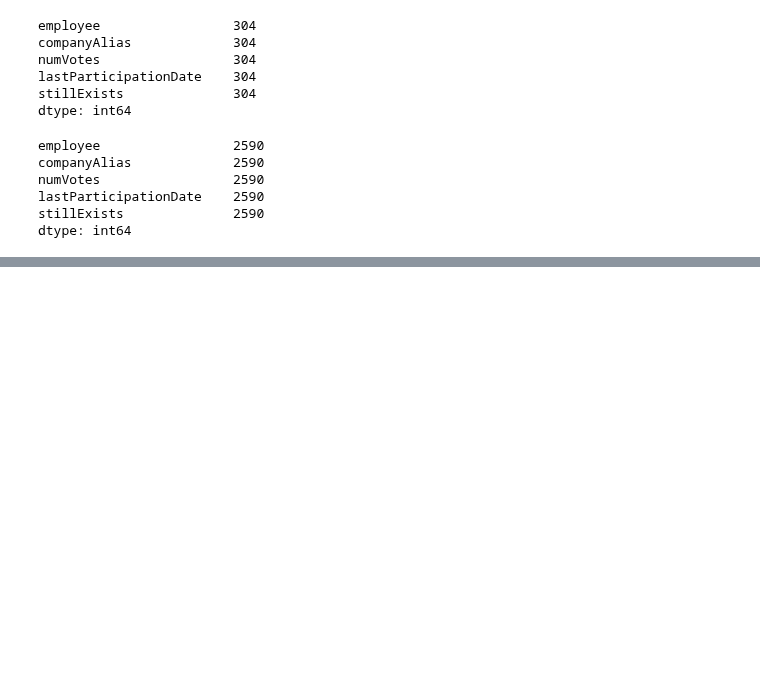
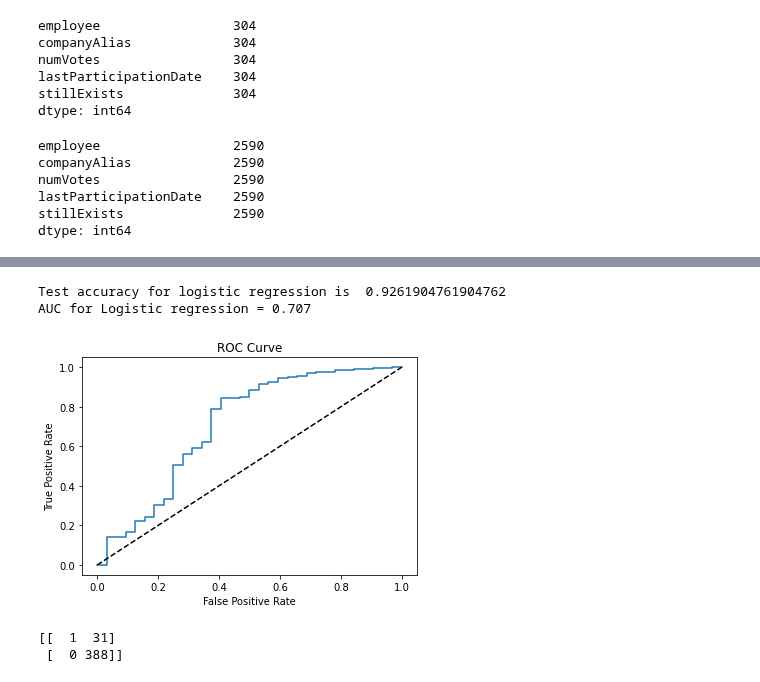
Before and after one commit to ceciliastern/ds_term_project, a Jupyter notebook: Data Preprocessing - Happiness Dataset.ipynb, the cells around one changed output, grey strips where cells are left out. Cells and saved outputs as stored; diff of their text form; code cells hidden in the pictures; blank space fills up the shorter version.

Commit message:
add lr model; add snapshot

```diff
--- a/Data Preprocessing - Happiness Dataset.ipynb
+++ b/Data Preprocessing - Happiness Dataset.ipynb
@@ -187,0 +205,10 @@ emp_list.to_csv("./data/emp_list.csv")
+# %%
+from sklearn.model_selection import train_test_split
+# Train test split
+# undersample_data = data[data["stillExists"] == True].sample(frac=0.1)
+# undersample_data = undersample_data.append(data[data["stillExists"] == False])
+# oversample_data = [data[data["stillExists"] == False]] * 10
+# oversample_data = data[data["stillExists"] == True].append(oversample_data, ignore_index=True)
+x_train, x_test = train_test_split(data, test_size=0.2)
+x_train[x_train['stillExists'] == False]
+# oversample_data
@@ -187,0 +249,38 @@ emp_list.to_csv("./data/emp_list.csv")
+# %%
+target = "stillExists"
+predictors = ["numVotes", 'numComments', 'likes', 'dislikes', 'avgCommentLength']
+# %%
+from sklearn.linear_model import LogisticRegression
+from sklearn import metrics
+
+model = LogisticRegression(solver='liblinear')
+model.fit(x_train[predictors], x_train[target])
+y_pred = model.predict(x_test[predictors])
+# Accuracy
+score = metrics.accuracy_score(x_test[target], y_pred)
+print("Test accuracy for logistic regression is ", score)
+
+# roc
+probs = model.predict_proba(x_test[predictors])[:,1]
+fpr, tpr, thresholds = metrics.roc_curve(x_test[target], probs)
+plt.plot(fpr, tpr, label="Logistic regression")
+plt.plot([0, 1], [0, 1], linestyle='dashed', color='black')
+plt.xlabel("False Positive Rate")
+plt.ylabel("True Positive Rate")
+plt.title("ROC Curve")
+
+# auc
+print ("AUC for {0} = {1:.3f}".format("Logistic regression",
+                                      metrics.roc_auc_score(x_test[target],
+                                                            probs)))
+# %% [output]
+Test accuracy for logistic regression is  0.9261904761904762
+AUC for Logistic regression = 0.707
+[figure, added]
+# %%
+conf_mat = metrics.confusion_matrix(x_test[target], y_pred)
+
+print(conf_mat)
+# %% [output]
+[[  1  31]
+ [  0 388]]
```
Also changed, not shown: parts of 3 cells of this notebook, 1 other file.
